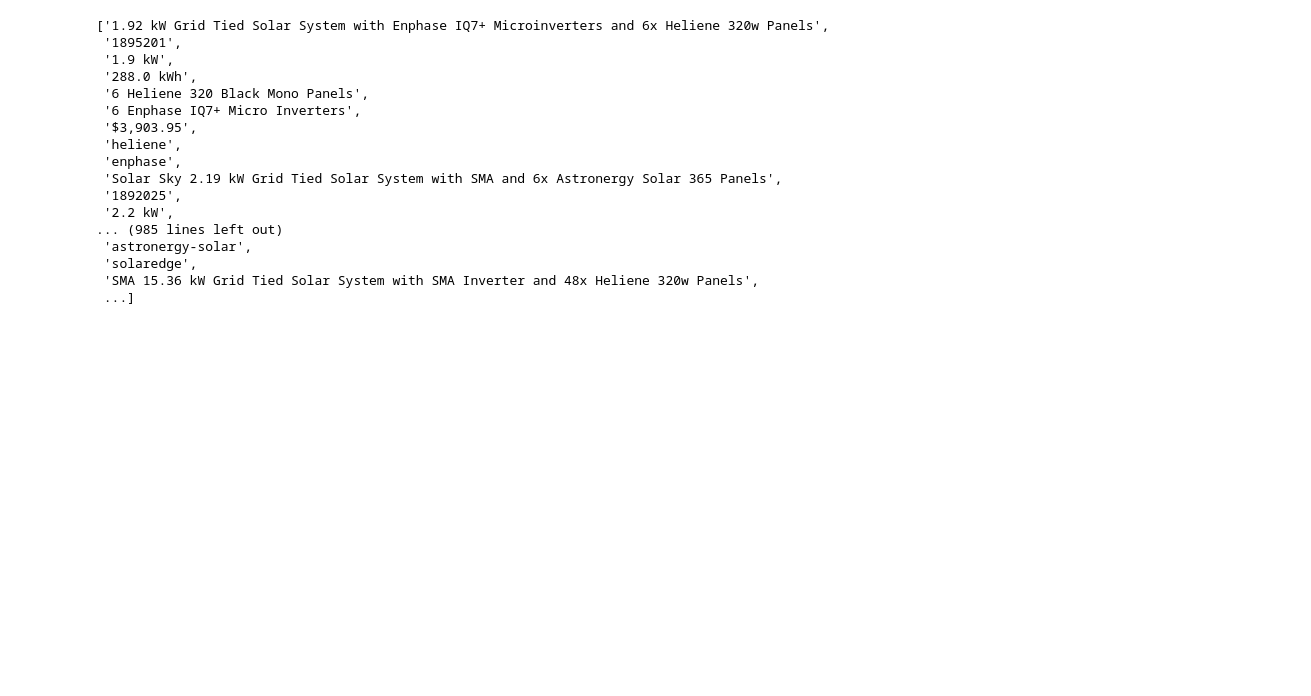
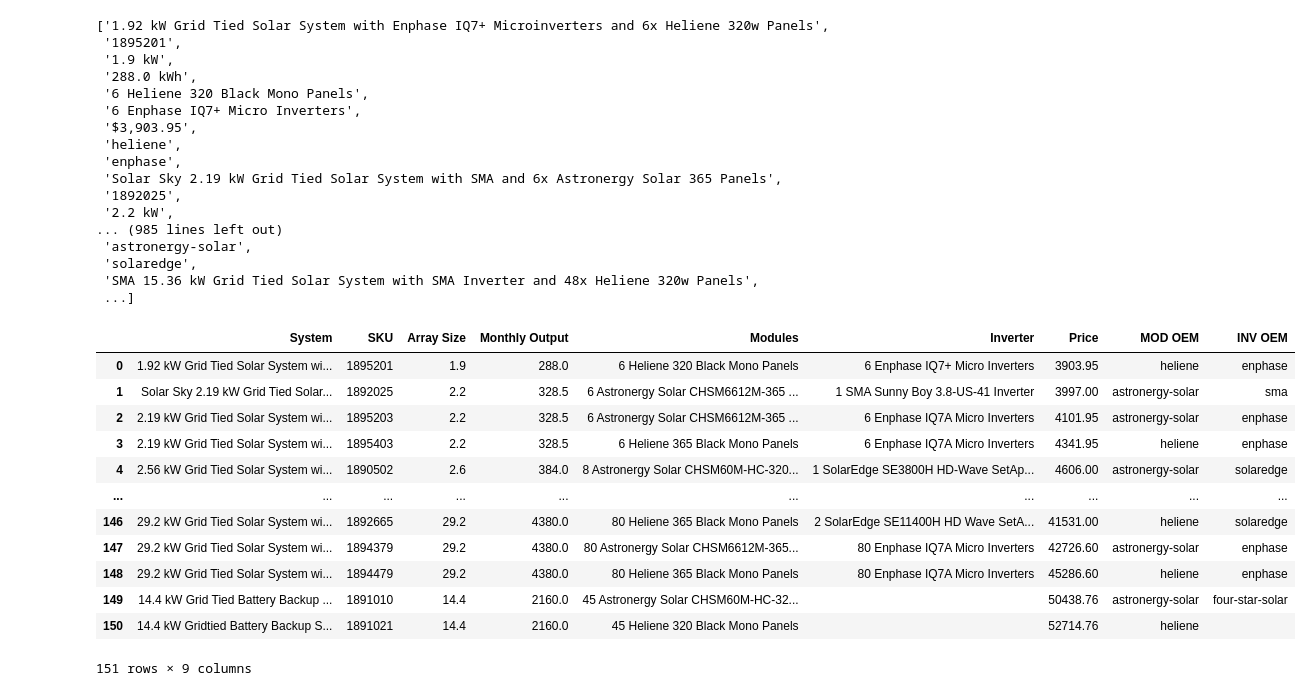
Before and after one commit to tahentx/pv_hardware, a Jupyter notebook: module_price_prediction.ipynb, the cells around one changed output. Saved outputs shown, nothing was run; the diff lists cells and outputs as text; code cells hidden in the pictures; blank space fills up the shorter version.

Commit message:
clean capacity, price and output columns

```diff
--- a/module_price_prediction.ipynb
+++ b/module_price_prediction.ipynb
@@ -41,3 +42,27 @@ hardware_components
 # %%
 n = 9
 packages = [hardware_components[i * n:(i + 1) * n] for i in range((len(hardware_components) + n - 1) // n )]
+columns = ['System','SKU','Array Size','Monthly Output','Modules','Inverter','Price','MOD OEM',' INV OEM']
+df = pd.DataFrame(packages,columns=columns)
+# %%
+df['Array Size'] = df['Array Size'].str.split().str.get(0).astype(float)
+# %%
+df['Monthly Output'] = df['Monthly Output'].str.split().str.get(0).astype(float)
+# %%
+df['Price'] = df['Price'].str.replace('$','').str.split().apply(lambda x: float(x[0].replace(',', '')))
+# %%
+df
+# %% [output]
+|  | System | SKU | Array Size | Monthly Output | Modules | Inverter | Price | MOD OEM | INV OEM |
+| 0 | 1.92 kW Grid Tied Solar System wi... | 1895201 | 1.9 | 288.0 | 6 Heliene 320 Black Mono Panels | 6 Enphase IQ7+ Micro Inverters | 3903.95 | heliene | enphase |
+| 1 | Solar Sky 2.19 kW Grid Tied Solar... | 1892025 | 2.2 | 328.5 | 6 Astronergy Solar CHSM6612M-365 ... | 1 SMA Sunny Boy 3.8-US-41 Inverter | 3997.00 | astronergy-solar | sma |
+| 2 | 2.19 kW Grid Tied Solar System wi... | 1895203 | 2.2 | 328.5 | 6 Astronergy Solar CHSM6612M-365 ... | 6 Enphase IQ7A Micro Inverters | 4101.95 | astronergy-solar | enphase |
+| 3 | 2.19 kW Grid Tied Solar System wi... | 1895403 | 2.2 | 328.5 | 6 Heliene 365 Black Mono Panels | 6 Enphase IQ7A Micro Inverters | 4341.95 | heliene | enphase |
+| 4 | 2.56 kW Grid Tied Solar System wi... | 1890502 | 2.6 | 384.0 | 8 Astronergy Solar CHSM60M-HC-320... | 1 SolarEdge SE3800H HD-Wave SetAp... | 4606.00 | astronergy-solar | solaredge |
+| ... | ... | ... | ... | ... | ... | ... | ... | ... | ... |
+| 146 | 29.2 kW Grid Tied Solar System wi... | 1892665 | 29.2 | 4380.0 | 80 Heliene 365 Black Mono Panels | 2 SolarEdge SE11400H HD Wave SetA... | 41531.00 | heliene | solaredge |
+| 147 | 29.2 kW Grid Tied Solar System wi... | 1894379 | 29.2 | 4380.0 | 80 Astronergy Solar CHSM6612M-365... | 80 Enphase IQ7A Micro Inverters | 42726.60 | astronergy-solar | enphase |
+| 148 | 29.2 kW Grid Tied Solar System wi... | 1894479 | 29.2 | 4380.0 | 80 Heliene 365 Black Mono Panels | 80 Enphase IQ7A Micro Inverters | 45286.60 | heliene | enphase |
+| 149 | 14.4 kW Grid Tied Battery Backup ... | 1891010 | 14.4 | 2160.0 | 45 Astronergy Solar CHSM60M-HC-32... |  | 50438.76 | astronergy-solar | four-star-solar |
+| 150 | 14.4 kW Gridtied Battery Backup S... | 1891021 | 14.4 | 2160.0 | 45 Heliene 320 Black Mono Panels |  | 52714.76 | heliene |  |
+151 rows × 9 columns
```
Also changed, not shown: parts of 1 cell of this notebook.
